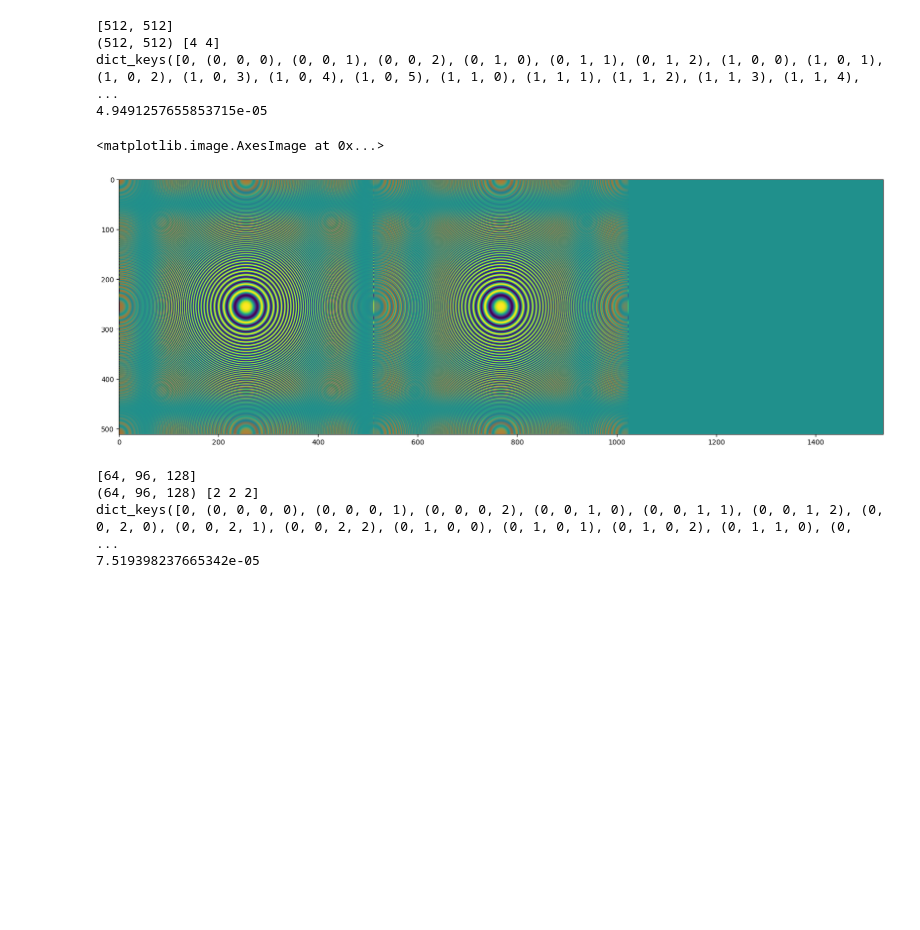
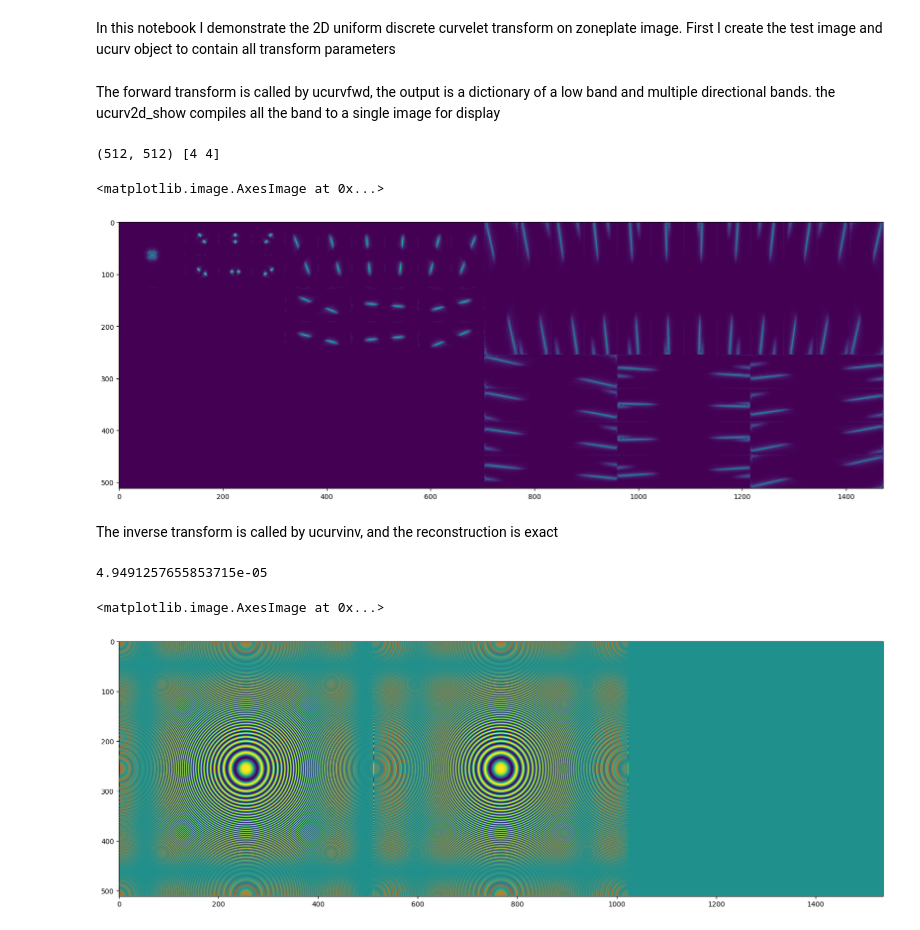
Before and after one commit to yud08/ucurv, a Jupyter notebook: demo_fwd_inv.ipynb, the cells around one changed output. Drawn from its saved outputs; the diff is of its cells as text; code cells hidden in the pictures; blank space fills up the shorter version.

Commit message:
Add 2D display function, create ucurv folder

```diff
--- a/demo_fwd_inv.ipynb
+++ b/demo_fwd_inv.ipynb
@@ -0,0 +1,3 @@
+# %% [markdown]
+In this notebook I demonstrate the 2D uniform discrete curvelet transform on zoneplate image.
+First I create the test image and ucurv object to contain all transform parameters
@@ -1,53 +15,25 @@
+# %% [markdown]
+The forward transform is called by ucurvfwd, the output is a dictionary of a low band and multiple directional bands.
+the ucurv2d_show compiles all the band to a single image for display
+# %%
+imband = ucurvfwd(img, udct)
+plt.figure(figsize = (20, 60))
+plt.imshow(np.abs(ucurv2d_show(imband, udct)))
+# %% [output]
+(512, 512) [4 4]
+<matplotlib.image.AxesImage at 0x...>
+[figure, added]
+# %% [markdown]
+The inverse transform is called by ucurvinv, and the reconstruction is exact
 # %%
-from ucurv import *
-from zoneplate import *
 
-sz = [512, 512]
-cfg = [[3, 3], [6,6], [12, 12]]
-
-print(sz)
-rsq = zoneplate(sz)
-img = rsq - np.mean(rsq)
-# plt.imshow(img)
-
-udct = ucurv(sz, cfg)
-
-imband = ucurvfwd(img, udct)
-print(imband.keys())
 recon = ucurvinv(imband, udct)
 
 err = img - recon
 print(np.max(np.abs(err)))
 plt.figure(figsize = (20, 60))
-
 plt.imshow(np.concatenate((img, recon, err), axis = 1))
 # %% [output]
-[512, 512]
-(512, 512) [4 4]
-dict_keys([0, (0, 0, 0), (0, 0, 1), (0, 0, 2), (0, 1, 0), (0, 1, 1), (0, 1, 2), (1, 0, 0), (1, 0, 1), (1, 0, 2), (1, 0, 3), (1, 0, 4), (1, 0, 5), (1, 1, 0), (1, 1, 1), (1, 1, 2), (1, 1, 3), (1, 1, 4), ...
 4.9491257655853715e-05
 <matplotlib.image.AxesImage at 0x...>
 [figure]
-# %%
-sz = [64, 96, 128]
-cfg = [[3, 3, 3], [6, 6, 6]]
-print(sz)
-rsq = zoneplate(sz)
-img = rsq - np.mean(rsq)
-# plt.imshow(img)
-
-udct = ucurv(sz, cfg)
-
-imband = ucurvfwd(img, udct)
-print(imband.keys())
-recon = ucurvinv(imband, udct)
-
-err = img - recon
-print(np.max(np.abs(err)))
-# plt.figure(figsize = (20, 60))
-# plt.imshow(np.concatenate((img, recon, err), axis = 1))
-# %% [output]
-[64, 96, 128]
-(64, 96, 128) [2 2 2]
-dict_keys([0, (0, 0, 0, 0), (0, 0, 0, 1), (0, 0, 0, 2), (0, 0, 1, 0), (0, 0, 1, 1), (0, 0, 1, 2), (0, 0, 2, 0), (0, 0, 2, 1), (0, 0, 2, 2), (0, 1, 0, 0), (0, 1, 0, 1), (0, 1, 0, 2), (0, 1, 1, 0), (0,  ...
-7.519398237665342e-05
```
Also changed, not shown: parts of 2 cells of this notebook, 1 other file.
